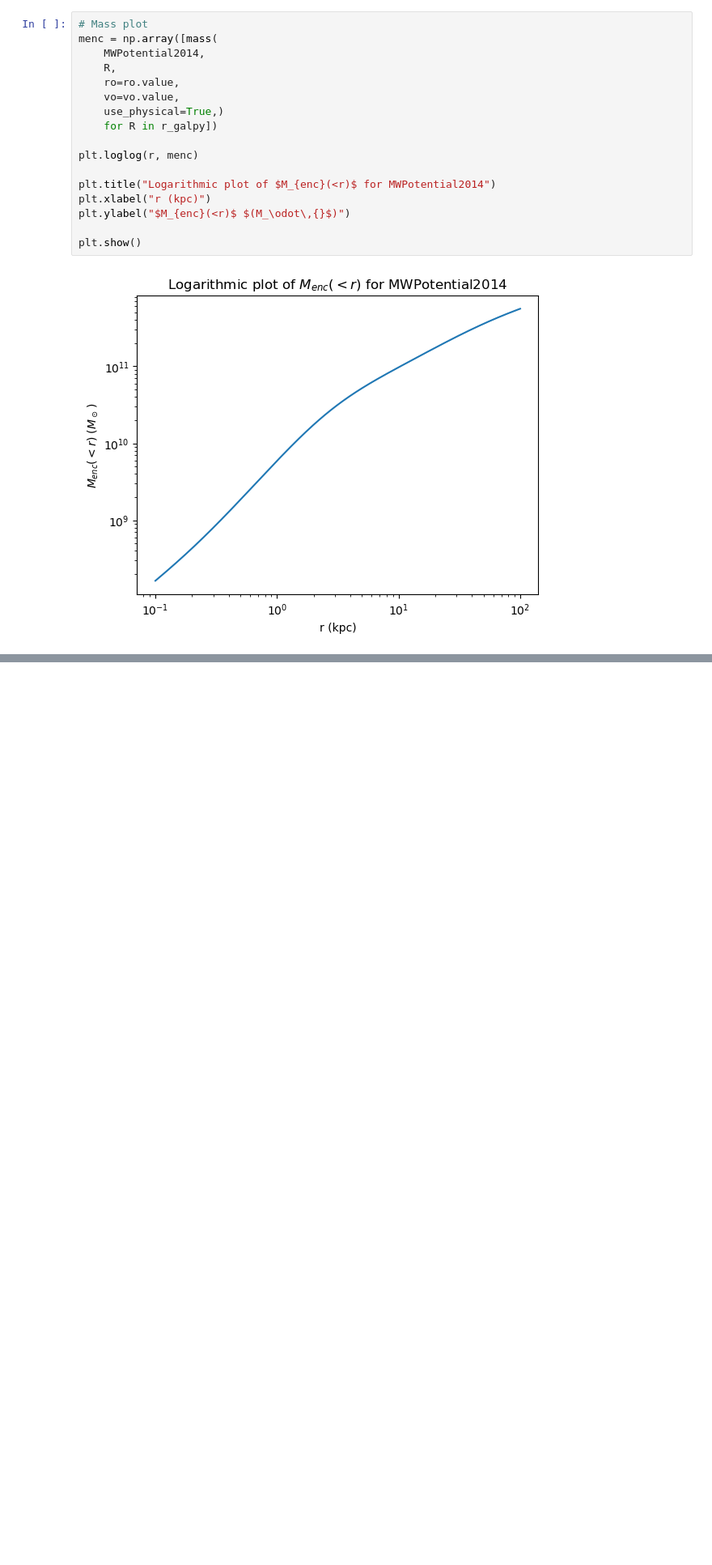
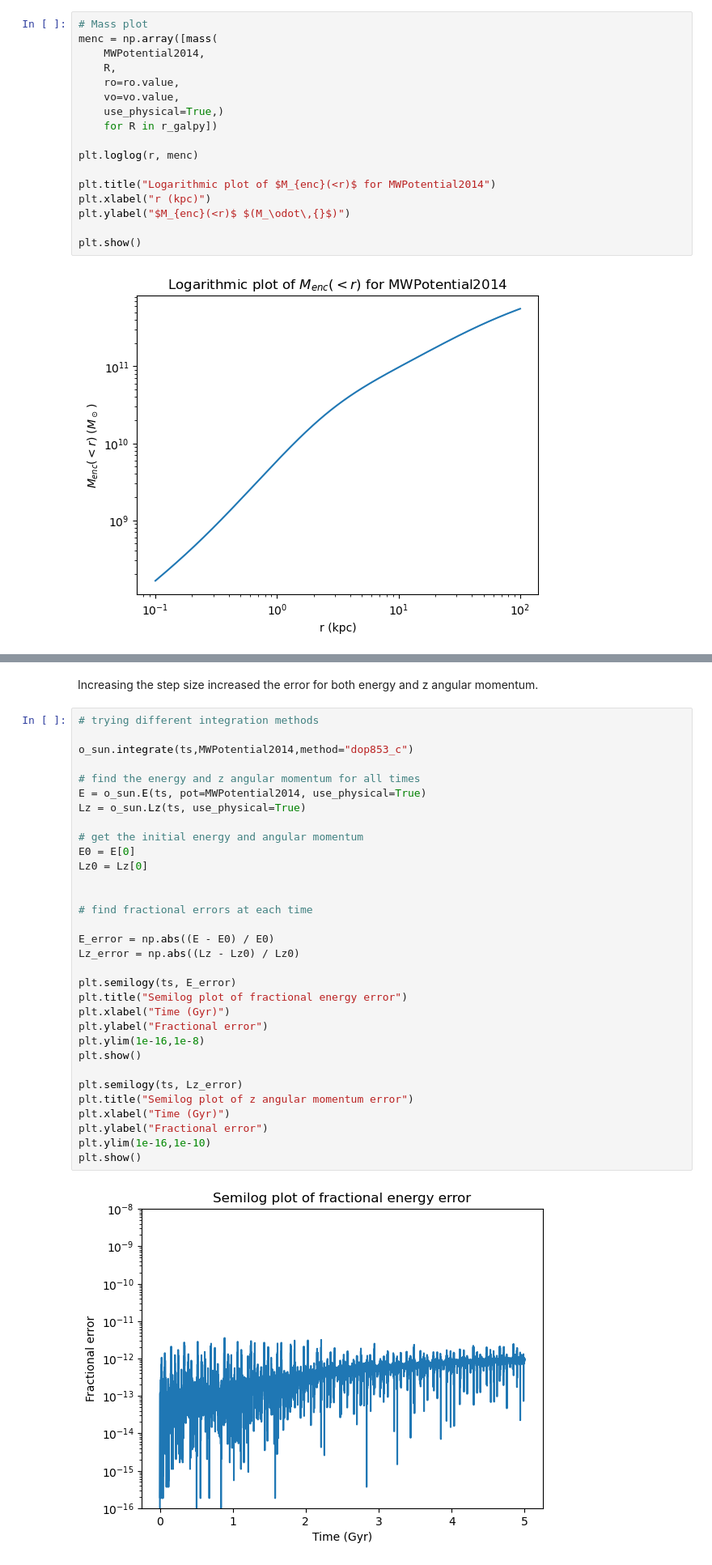
Before and after one commit to mylana-vn/onboarding-exercises, a Jupyter notebook: onboarding_exercises.ipynb, the cells around one changed output, grey strips where cells are left out. Shown at 81% size. Drawn from its saved outputs; the diff is of its cells as text; blank space fills up the shorter version.

```diff
--- a/onboarding_exercises.ipynb
+++ b/onboarding_exercises.ipynb
@@ -135,0 +223,36 @@ plt.show()
+# %% [markdown]
+Increasing the step size increased the error for both energy and z angular momentum.
+# %%
+# trying different integration methods
+
+o_sun.integrate(ts,MWPotential2014,method="dop853_c")
+
+# find the energy and z angular momentum for all times
+E = o_sun.E(ts, pot=MWPotential2014, use_physical=True)
+Lz = o_sun.Lz(ts, use_physical=True)
+
+# get the initial energy and angular momentum
+E0 = E[0]
+Lz0 = Lz[0]
+
+
+# find fractional errors at each time
+
+E_error = np.abs((E - E0) / E0)
+Lz_error = np.abs((Lz - Lz0) / Lz0)
+
+plt.semilogy(ts, E_error)
+plt.title("Semilog plot of fractional energy error")
+plt.xlabel("Time (Gyr)")
+plt.ylabel("Fractional error")
+plt.ylim(1e-16,1e-8)
+plt.show()
+
+plt.semilogy(ts, Lz_error)
+plt.title("Semilog plot of z angular momentum error")
+plt.xlabel("Time (Gyr)")
+plt.ylabel("Fractional error")
+plt.ylim(1e-16,1e-10)
+plt.show()
+# %% [output]
+[figure, added]
```
Also changed, not shown: parts of 15 cells of this notebook.
